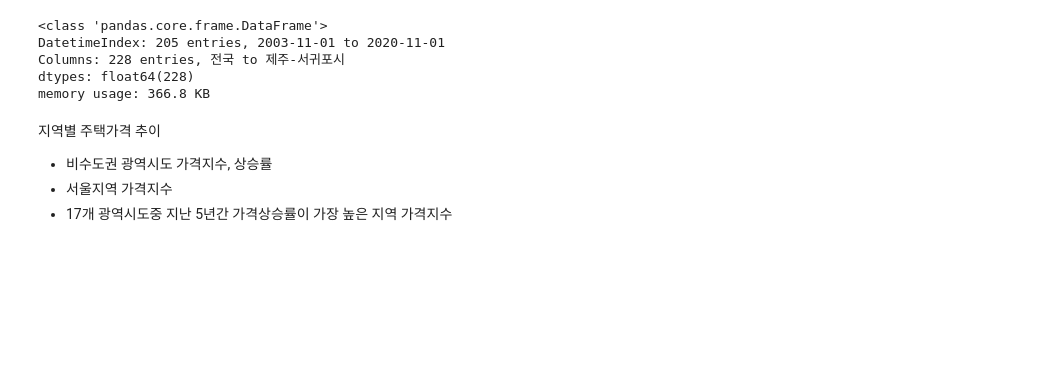
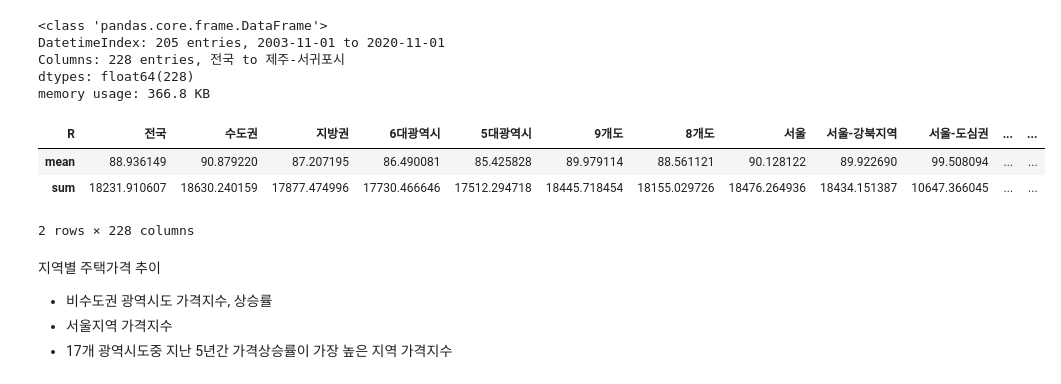
Before and after one commit to heegeunyoon/python101, a Jupyter notebook: 1_4_data_analysis_from_reb.ipynb, the cells around one changed output. Saved outputs shown, nothing was run; the diff lists cells and outputs as text; code cells hidden in the pictures; blank space fills up the shorter version.

```diff
--- a/1_4_data_analysis_from_reb.ipynb
+++ b/1_4_data_analysis_from_reb.ipynb
@@ -280,6 +293,14 @@ DatetimeIndex: 205 entries, 2003-11-01 to 2020-11-01
 Columns: 228 entries, 전국 to 제주-서귀포시
 dtypes: float64(228)
 memory usage: 366.8 KB
+# %%
+ # agg(): 데이터프레임의 열의 집계연산을 수행하기 위한 함수.
+ df.agg(['mean', 'sum'])
+# %% [output]
+| R | 전국 | 수도권 | 지방권 | 6대광역시 | 5대광역시 | 9개도 | 8개도 | 서울 | 서울-강북지역 | 서울-도심권 | ... | ... |
+| mean | 88.936149 | 90.879220 | 87.207195 | 86.490081 | 85.425828 | 89.979114 | 88.561121 | 90.128122 | 89.922690 | 99.508094 | ... | ... |
+| sum | 18231.910607 | 18630.240159 | 17877.474996 | 17730.466646 | 17512.294718 | 18445.718454 | 18155.029726 | 18476.264936 | 18434.151387 | 10647.366045 | ... | ... |
+2 rows × 228 columns
 # %% [markdown]
 지역별 주택가격 추이
 - 비수도권 광역시도 가격지수, 상승률
```
Also changed, not shown: parts of 5 cells of this notebook.
